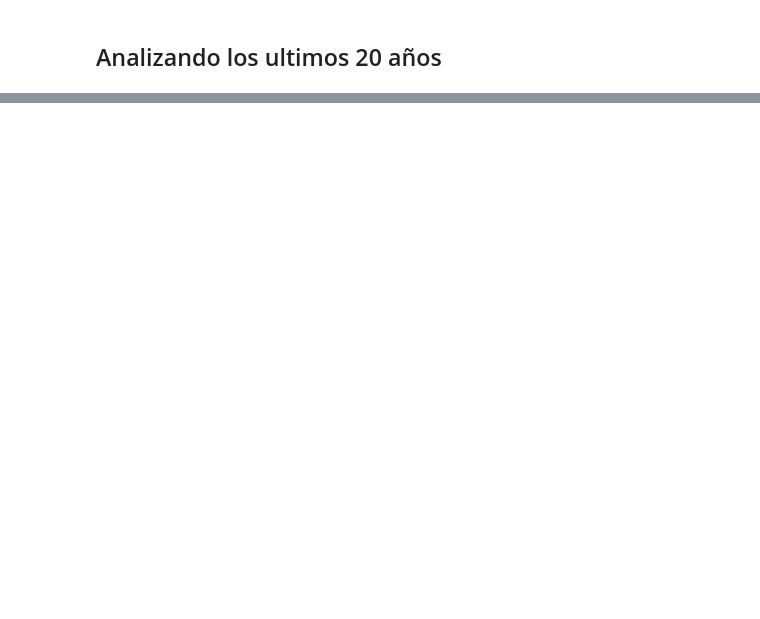
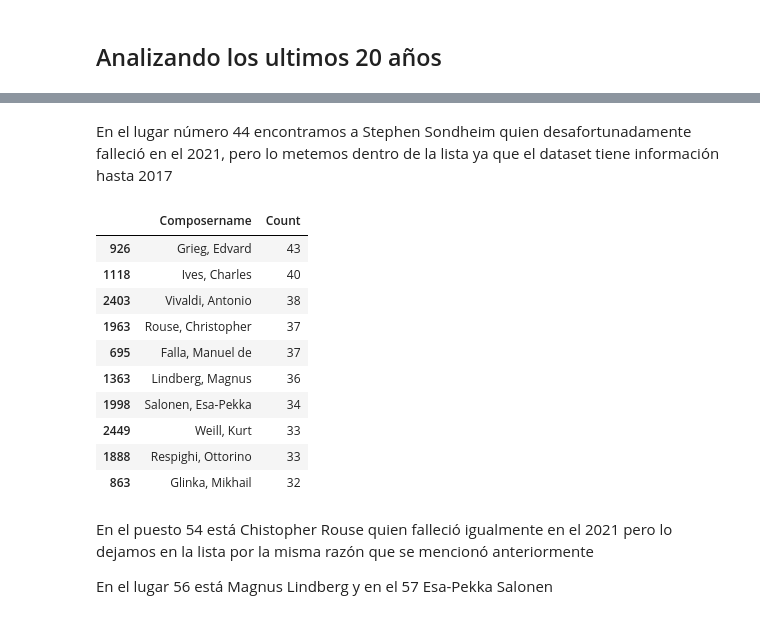
Before and after one commit to Alberto0410/New-York-Philharmonic-analysis, a Jupyter notebook: Music.ipynb, the cells around one changed output, grey strips where cells are left out. Saved outputs shown, nothing was run; the diff lists cells and outputs as text; code cells hidden in the pictures; blank space fills up the shorter version.

```diff
--- a/Music.ipynb
+++ b/Music.ipynb
@@ -411,0 +536,20 @@ Un detalle a notar es que el unico compositor barroco es Bach pero se encuentra
+# %% [markdown]
+En el lugar número 44 encontramos a Stephen Sondheim quien desafortunadamente falleció en el 2021, pero lo metemos dentro de la lista ya que el dataset tiene información hasta 2017
+# %%
+top20[50:60]
+# %% [output]
+|  | Composername | Count |
+| 926 | Grieg, Edvard | 43 |
+| 1118 | Ives, Charles | 40 |
+| 2403 | Vivaldi, Antonio | 38 |
+| 1963 | Rouse, Christopher | 37 |
+| 695 | Falla, Manuel de | 37 |
+| 1363 | Lindberg, Magnus | 36 |
+| 1998 | Salonen, Esa-Pekka | 34 |
+| 2449 | Weill, Kurt | 33 |
+| 1888 | Respighi, Ottorino | 33 |
+| 863 | Glinka, Mikhail | 32 |
+# %% [markdown]
+En el puesto 54 está Chistopher Rouse quien falleció igualmente en el 2021 pero lo dejamos en la lista por la misma razón que se mencionó anteriormente
+
+En el lugar 56 está Magnus Lindberg y en el 57 Esa-Pekka Salonen
```
Also changed, not shown: parts of 25 cells of this notebook.
